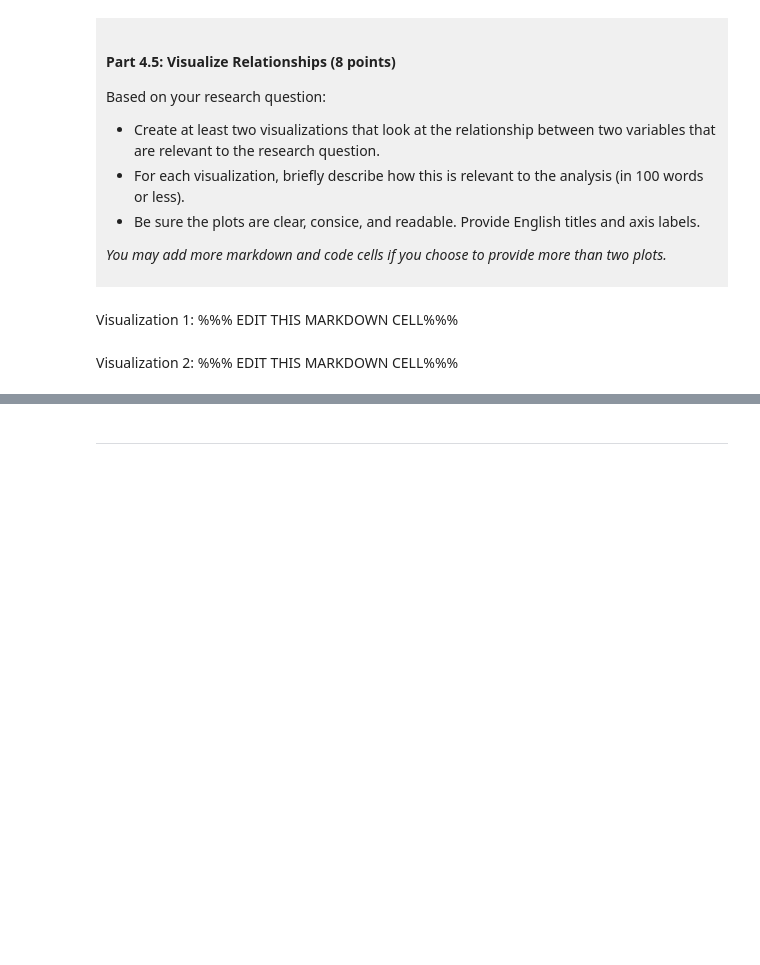
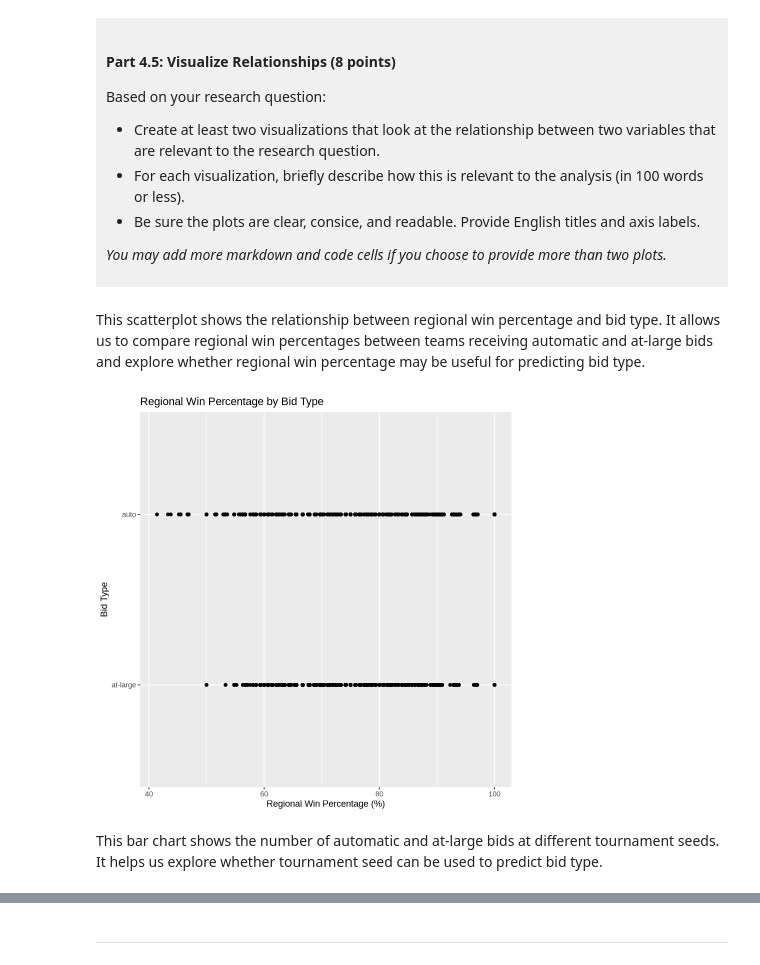
Before and after one commit to zoeyfan52/dsci-100-project-zoey-fan, a Jupyter notebook: dsci-100-project-notebook.ipynb, the cells around one changed output, grey strips where cells are left out. Drawn from its saved outputs; the diff is of its cells as text; code cells hidden in the pictures; blank space fills up the shorter version.

```diff
--- a/dsci-100-project-notebook.ipynb
+++ b/dsci-100-project-notebook.ipynb
@@ -316,9 +357,13 @@ Based on your research question:
 *You may add more markdown and code cells if you choose to provide more than two plots.*
 </div>
 # %% [markdown]
-Visualization 1: %%% EDIT THIS MARKDOWN CELL%%%
+This scatterplot shows the relationship between regional win percentage and bid type. It allows us to compare regional win percentages between teams receiving automatic and at-large bids and explore whether regional win percentage may be useful for predicting bid type.
 # %%
-### EDIT THIS CODE CELL FOR VISUALIZATION 1###
+plot_1 <- ggplot(basketball_data, aes(x = reg_wins_pct, y = bid)) + geom_point() +
+labs(title = "Regional Win Percentage by Bid Type", x = "Regional Win Percentage (%)", y = "Bid Type")
+plot_1
+# %% [output]
+[figure, added]
 # %% [markdown]
-Visualization 2: %%% EDIT THIS MARKDOWN CELL%%%
+This bar chart shows the number of automatic and at-large bids at different tournament seeds. It helps us explore whether tournament seed can be used to predict bid type.
 # %%
```
Also changed, not shown: parts of 8 cells of this notebook.
